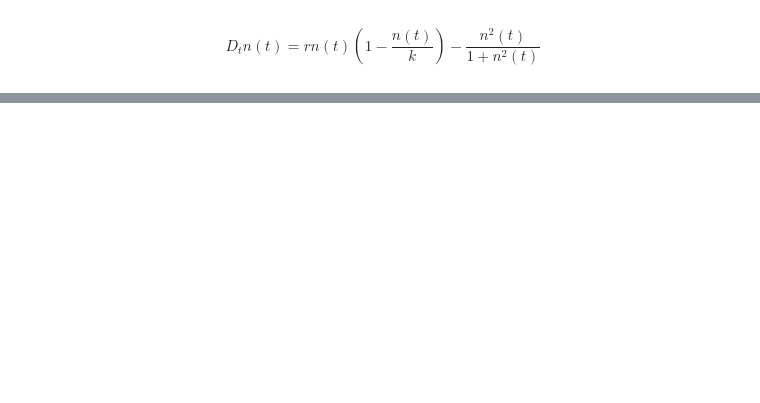
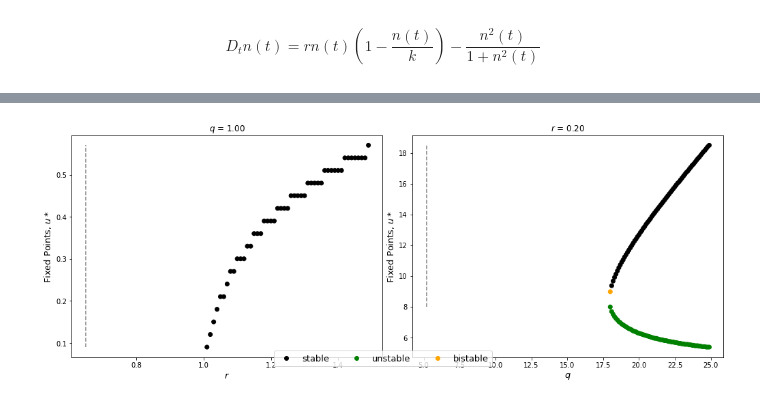
Before and after one commit to kentanaka3/Ecology-EvolutionICTP, a Jupyter notebook: 1Dim_NonLinear_Dynamics.ipynb, the cells around one changed output, grey strips where cells are left out. Saved outputs shown, nothing was run; the diff lists cells and outputs as text; code cells hidden in the pictures; blank space fills up the shorter version.

```diff
--- a/1Dim_NonLinear_Dynamics.ipynb
+++ b/1Dim_NonLinear_Dynamics.ipynb
@@ -186,0 +215,84 @@ plt.show()
+# %%
+def fpoints_vs_r_q(r, q):
+  r_fpts, rs, q_fpts, qs = [], [], [], []
+  fig = plt.figure(figsize=(14, 5))
+  colors_rq = {"stable" : "black",
+               "unstable" : "green",
+               "bistable" : "orange"}
+  cmap = colors.ListedColormap(colors_rq.values())
+  try:
+    with open("fp.dat", "r") as fr:
+      xyz = np.asarray([line[:-1].split("\t") for line in fr.readlines()])
+      rs, r_fpts, rfpt_st = xyz[np.ix_(xyz[:, 1].astype(float) == round(q, 3),
+                                       (0, 2, 3))].T
+      rs, r_fpts = rs.astype(float), r_fpts.astype(float)
+      c_r = [colors_rq[st] for st in rfpt_st]
+
+      ax = plt.subplot(121)
+      plt.title(f"$q$ = {q:.2f}")
+      plt.scatter(rs, r_fpts, c=c_r, cmap=cmap)
+      plt.vlines(3*np.sqrt(3)/8, r_fpts[0], r_fpts[-1], colors="grey",
+                 linestyles="dashed")
+      plt.xlabel("$r$", size=13)
+      plt.ylabel("Fixed Points, $u*$", size=13)
+      box = ax.get_position()
+      ax.set_position([box.x0, box.y0 + box.height*0.2, box.width,
+                       box.height*0.8])
+
+      qs, q_fpts, qfpt_st = xyz[np.ix_(xyz[:, 0].astype(float) == round(r, 3),
+                                       (1, 2, 3))].T
+      qs, q_fpts = qs.astype(float), q_fpts.astype(float)
+      c_q = [colors_rq[st] for st in qfpt_st]
+
+      ax = plt.subplot(122)
+      plt.title(f"$r$ = {r:.2f}")
+      plt.scatter(qs, q_fpts, c=c_q, cmap=cmap)
+      plt.xlabel("$q$", size=13)
+      plt.vlines(3*np.sqrt(3), q_fpts[0], q_fpts[-1], colors="grey",
+                 linestyles="dashed")
+      plt.ylabel("Fixed Points, $u*$", size=13)
+      markers = [plt.Line2D([0,0],[0,0], color=color, marker='o', linestyle='')
+                 for color in colors_rq.values()]
+      box = ax.get_position()
+      ax.set_position([box.x0, box.y0 + box.height * 0.1,
+                       box.width, box.height * 0.9])
+      fig.legend(markers, colors_rq.keys(), fontsize=13, ncol=3,
+                 bbox_to_anchor=(0.5, -0.02), loc='lower center')
+      fig.tight_layout(pad=0.5)
+      plt.show()
+
+  except Exception as e:
+    print("Manual", e)
+    r_fpts, rs, q_fpts, qs = [], [], [], []
+    fig = plt.figure(figsize=(14, 5))
+    fig.tight_layout(pad=5.0)
+    for r_x in np.arange(*rlims):
+      fpt = Budworm_Population_fixed_points(r_x, q, plot=False)
+      r_fpts += list(fpt)
+      rs += [r_x]*len(fpt)
+
+    for q_x in np.arange(*qlims):
+      fpt = Budworm_Population_fixed_points(r, q_x, plot=False)
+      q_fpts += list(fpt)
+      qs += [q_x]*len(fpt)
+
+    plt.subplot(121)
+    plt.title(f"$q$ = {q:.2f}")
+    plt.plot(rs, r_fpts, "o", color="black")
+    plt.vlines(3*np.sqrt(3)/8, r_fpts[0], r_fpts[-1], colors="grey",
+              linestyles="dashed")
+    plt.xlabel("$r$", size=13)
+    plt.ylabel("Fixed Points, $u*$", size=13)
+
+    plt.subplot(122)
+    plt.title(f"$r$ = {r:.2f}")
+    plt.plot(qs, q_fpts, "o", color="black")
+    plt.xlabel("$q$", size=13)
+    plt.vlines(3*np.sqrt(3), q_fpts[0], q_fpts[-1], colors="grey",
+              linestyles="dashed")
+    plt.ylabel("Fixed Points, $u*$", size=13)
+    plt.show()
+
+fpoints_vs_r_q(0.2, 1)
+# %% [output]
+[figure, added]
```
Also changed, not shown: parts of 10 cells of this notebook, 2 other files.
